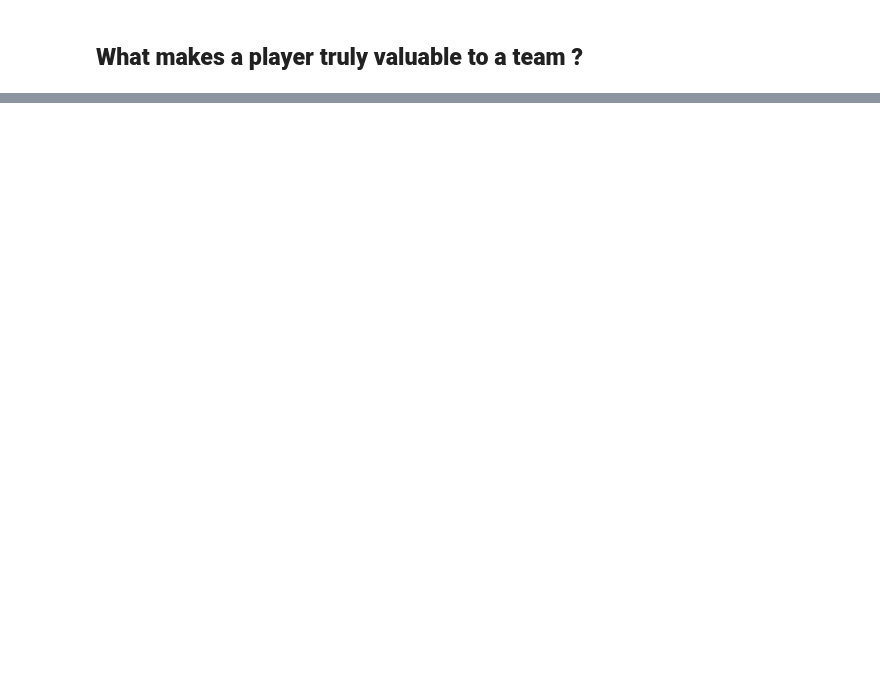
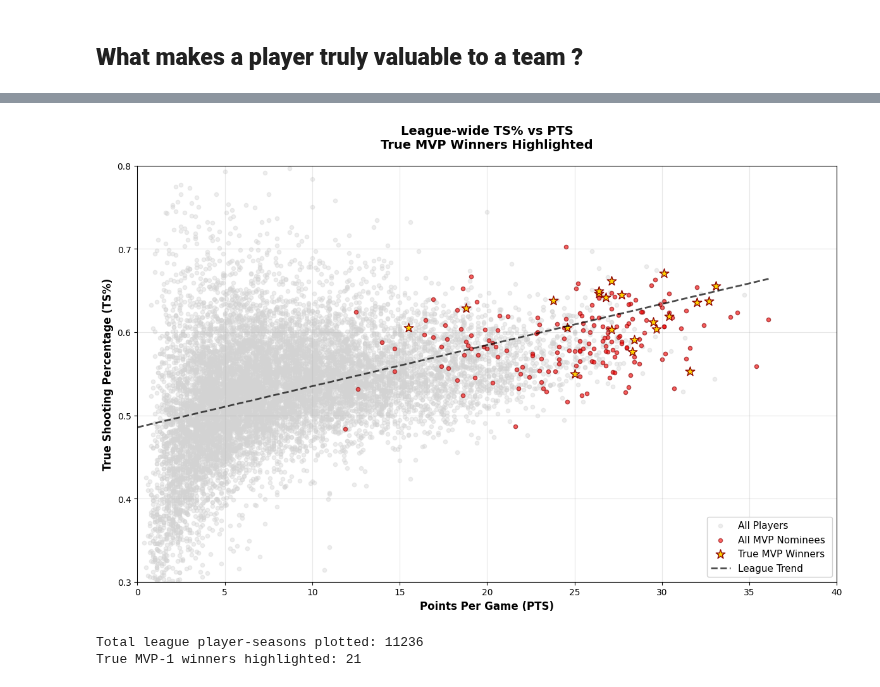
Before and after one commit to maadmaaax/Project_NBA_GroupM, a Jupyter notebook: Analyse_Graphique.ipynb, the cells around one changed output, grey strips where cells are left out. Cells and saved outputs as stored; diff of their text form; code cells hidden in the pictures; blank space fills up the shorter version.

```diff
--- a/Analyse_Graphique.ipynb
+++ b/Analyse_Graphique.ipynb
@@ -626,0 +625,76 @@ Top 10 Teams by Win Percentage:
+# %%
+for col in ['PTS', 'FGA', 'FTA']:
+    nbas[col] = pd.to_numeric(nbas[col], errors='coerce')
+
+# Calculate TS% = PTS / (2 * (FGA + 0.44 * FTA))
+nbas['TS%'] = nbas['PTS'] / (2 * (nbas['FGA'] + 0.44 * nbas['FTA'] + 1e-7))
+
+# --- True MVP selection (same logic as before) ---
+
+# Start from MVP seasons
+mvp_players = nbas[nbas['MVP'] == 1].copy()
+
+# Exclude MVP-10 to MVP-17 so they aren't counted as True MVP
+exclude_awards = ['MVP-10', 'MVP-11', 'MVP-12', 'MVP-13', 'MVP-14', 'MVP-15','MVP-16','MVP-17']
+mvp_players['exclude_mvp'] = mvp_players['Awards'].str.contains('|'.join(exclude_awards), na=False)
+mvp_players = mvp_players[~mvp_players['exclude_mvp']]
+
+# Flag true MVP winners
+mvp_players['mvp_award_1'] = mvp_players['Awards'].str.contains('MVP-1', na=False)
+mvp_players['mvp_award'] = mvp_players['Awards'].str.contains('MVP', na=False)
+
+all_mvp= mvp_players[mvp_players['mvp_award'] == True]
+true_mvp = mvp_players[mvp_players['mvp_award_1'] == True]
+
+# Keep only rows with valid PTS & TS%
+league = nbas.dropna(subset=['PTS', 'TS%'])
+true_mvp = true_mvp.dropna(subset=['PTS', 'TS%'])
+all_mvp = all_mvp.dropna(subset=['PTS', 'TS%'])
+# --- Plot whole league + highlight true MVPs ---
+
+plt.figure(figsize=(12, 8))
+
+# Regular player light grey circles
+plt.scatter(
+    league['PTS'], league['TS%'],
+    c='lightgrey', alpha=0.4, s=20,
+    label='All Players'
+)
+plt.scatter(
+    all_mvp['PTS'], all_mvp['TS%'],
+    c='red', alpha=0.6, s=20,
+    edgecolors='darkred', linewidth=1,
+    label='All MVP Nominees '
+)
+#MVP as gold stars
+plt.scatter(
+    true_mvp['PTS'], true_mvp['TS%'],
+    c='gold', alpha=1, s=120, marker='*',
+    edgecolors='darkred', linewidth=1,
+    label='True MVP Winners'
+)
+
+# trend line for entire league
+z_all = np.polyfit(league['PTS'], league['TS%'], 1)
+p_all = np.poly1d(z_all)
+x_sorted = np.linspace(league['PTS'].min(), league['PTS'].max(), 200)
+plt.plot(x_sorted, p_all(x_sorted), 'k--', alpha=0.7, linewidth=2, label='League Trend')
+
+# Formatting
+plt.xlabel('Points Per Game (PTS)', fontsize=12, fontweight='bold')
+plt.ylabel('True Shooting Percentage (TS%)', fontsize=12, fontweight='bold')
+plt.title('League-wide TS% vs PTS\nTrue MVP Winners Highlighted', fontsize=14, fontweight='bold', pad=20)
+plt.xlim(0, max(40, league['PTS'].max()))
+plt.ylim(0.3, 0.8)
+plt.grid(True, alpha=0.3)
+plt.legend(loc='lower right', fontsize=11, framealpha=0.9)
+plt.tight_layout()
+
+plt.show()
+
+print(f"Total league player-seasons plotted: {len(league)}")
+print(f"True MVP-1 winners highlighted: {len(true_mvp)}")
+# %% [output]
+[figure, added]
+Total league player-seasons plotted: 11236
+True MVP-1 winners highlighted: 21
```
Also changed, not shown: parts of 13 cells of this notebook.
